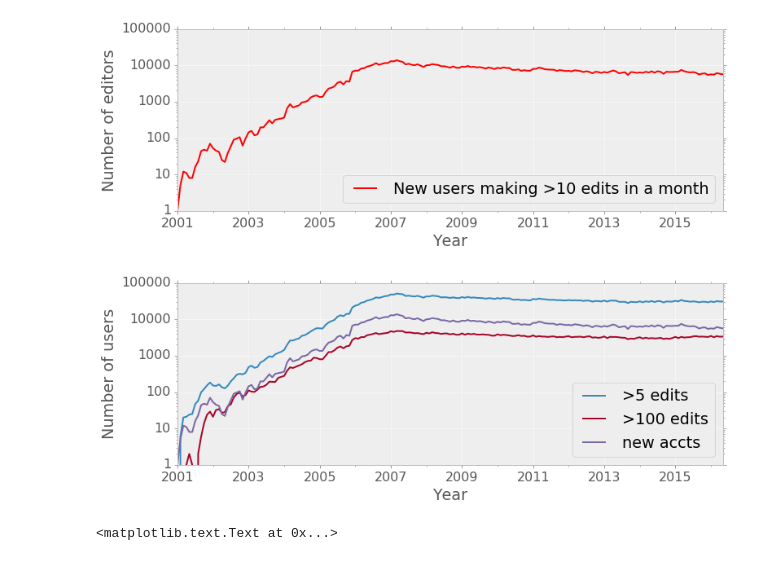
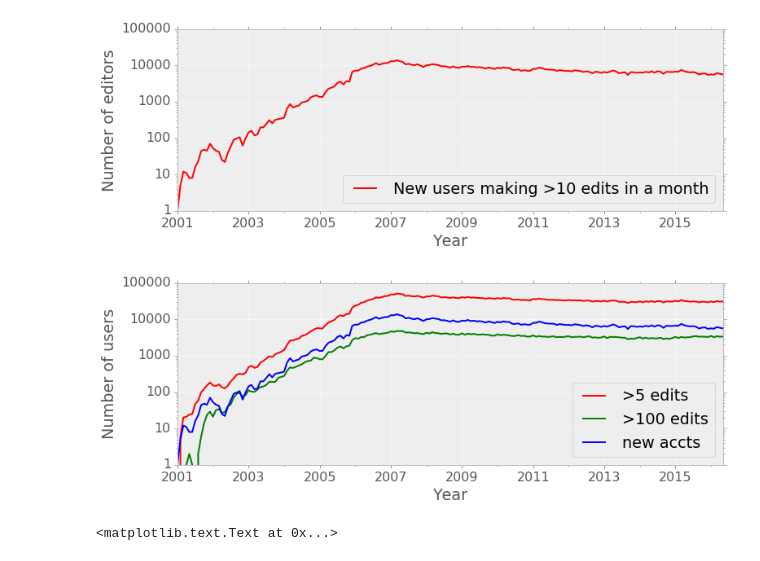
Before and after one commit to staeiou/wiki-stat-notebooks, a Jupyter notebook: wiki_edit_counts.ipynb, the cells around one changed output. Cells and saved outputs as stored; diff of their text form; code cells hidden in the pictures.

Commit message:
New charts

```diff
--- a/wiki_edit_counts.ipynb
+++ b/wiki_edit_counts.ipynb
@@ -110,6 +103,7 @@ counts.set_index(['date'])
 # Calculate some ratios
 
 counts['highly_active_to_newcomer_ratio']=counts['>100 edits']/counts['new accts']
+counts['active_to_newcomer_ratio']=counts['>5 edits']/counts['new accts']
 counts['highly_active_to_active_ratio']=counts['>100 edits']/(counts['>5 edits']-counts['>100 edits'])
 # %%
 matplotlib.style.use(['bmh'])
@@ -180,13 +191,13 @@ ax3.yaxis.set_major_formatter(ScalarFormatter())
 [figure]
 # %%
 ax1 = counts.plot(x='date',y=['>5 edits','>100 edits','new accts'], figsize=(12,4),
-                  label="Users making >5 edits in a month",logy=True)
+                  label="Users making >5 edits in a month",logy=True, color=['r','g','b'])
 
 ax1.set_xlabel("Year")
 ax1.set_ylabel("Number of users")
 ax1.yaxis.set_major_formatter(ScalarFormatter())
 # %% [output]
-[figure, old version]
+[figure, new version]
 # %%
 ax3 = counts.plot(x='date',y='highly_active_to_active_ratio', figsize=(12,4),
                   label="Highly active users to active users ratio",color="k")
```
Also changed, not shown: parts of 5 cells of this notebook.
